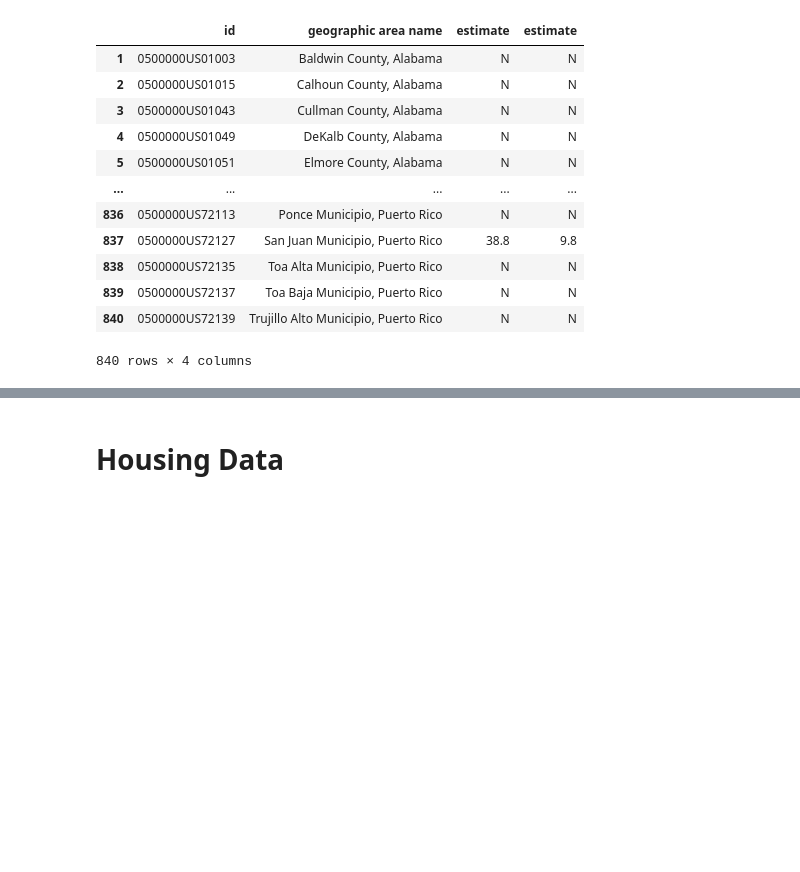
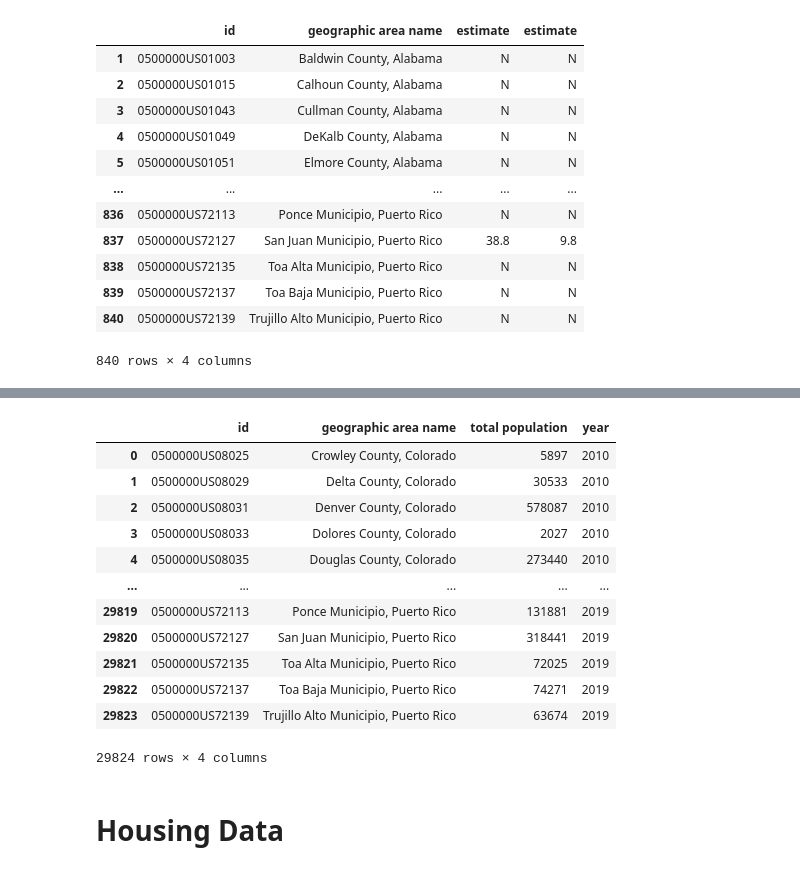
Before and after one commit to samaygarg/evprediction, a Jupyter notebook: cleaning/datacleaning_features.ipynb, the cells around one changed output, grey strips where cells are left out. Drawn from its saved outputs; the diff is of its cells as text; code cells hidden in the pictures; blank space fills up the shorter version.

```diff
--- a/cleaning/datacleaning_features.ipynb
+++ b/cleaning/datacleaning_features.ipynb
@@ -178,0 +221,33 @@ saveloc = build_saveloc('income')
+# %%
+tokeep_population = ['GEO_ID', 'NAME', 'B01003_001E']
+# %%
+data_small = data[tokeep_population]
+# %%
+data_small = data_small.rename(columns=data_small.iloc[0]).drop(data_small.index[0])
+# %%
+population_dfs = []
+for yr in range(2010, 2020):
+    loc, metaloc = build_loc('population', yr)
+    data = pd.read_csv(loc, low_memory=False)
+    data_small = data[tokeep_population]
+    data_small = data_small.rename(columns=data_small.iloc[0]).drop(data_small.index[0])
+    data_small.columns=['id', 'geographic area name', 'total population']
+    data_small['year'] = np.repeat(yr, len(data_small))
+    population_dfs.append(data_small)
+# %%
+population_all = pd.concat(population_dfs, ignore_index=True)
+population_all
+# %% [output]
+|  | id | geographic area name | total population | year |
+| 0 | 0500000US08025 | Crowley County, Colorado | 5897 | 2010 |
+| 1 | 0500000US08029 | Delta County, Colorado | 30533 | 2010 |
+| 2 | 0500000US08031 | Denver County, Colorado | 578087 | 2010 |
+| 3 | 0500000US08033 | Dolores County, Colorado | 2027 | 2010 |
+| 4 | 0500000US08035 | Douglas County, Colorado | 273440 | 2010 |
+| ... | ... | ... | ... | ... |
+| 29819 | 0500000US72113 | Ponce Municipio, Puerto Rico | 131881 | 2019 |
+| 29820 | 0500000US72127 | San Juan Municipio, Puerto Rico | 318441 | 2019 |
+| 29821 | 0500000US72135 | Toa Alta Municipio, Puerto Rico | 72025 | 2019 |
+| 29822 | 0500000US72137 | Toa Baja Municipio, Puerto Rico | 74271 | 2019 |
+| 29823 | 0500000US72139 | Trujillo Alto Municipio, Puerto Rico | 63674 | 2019 |
+29824 rows × 4 columns
```
Also changed, not shown: parts of 8 cells of this notebook, 2 other files.
